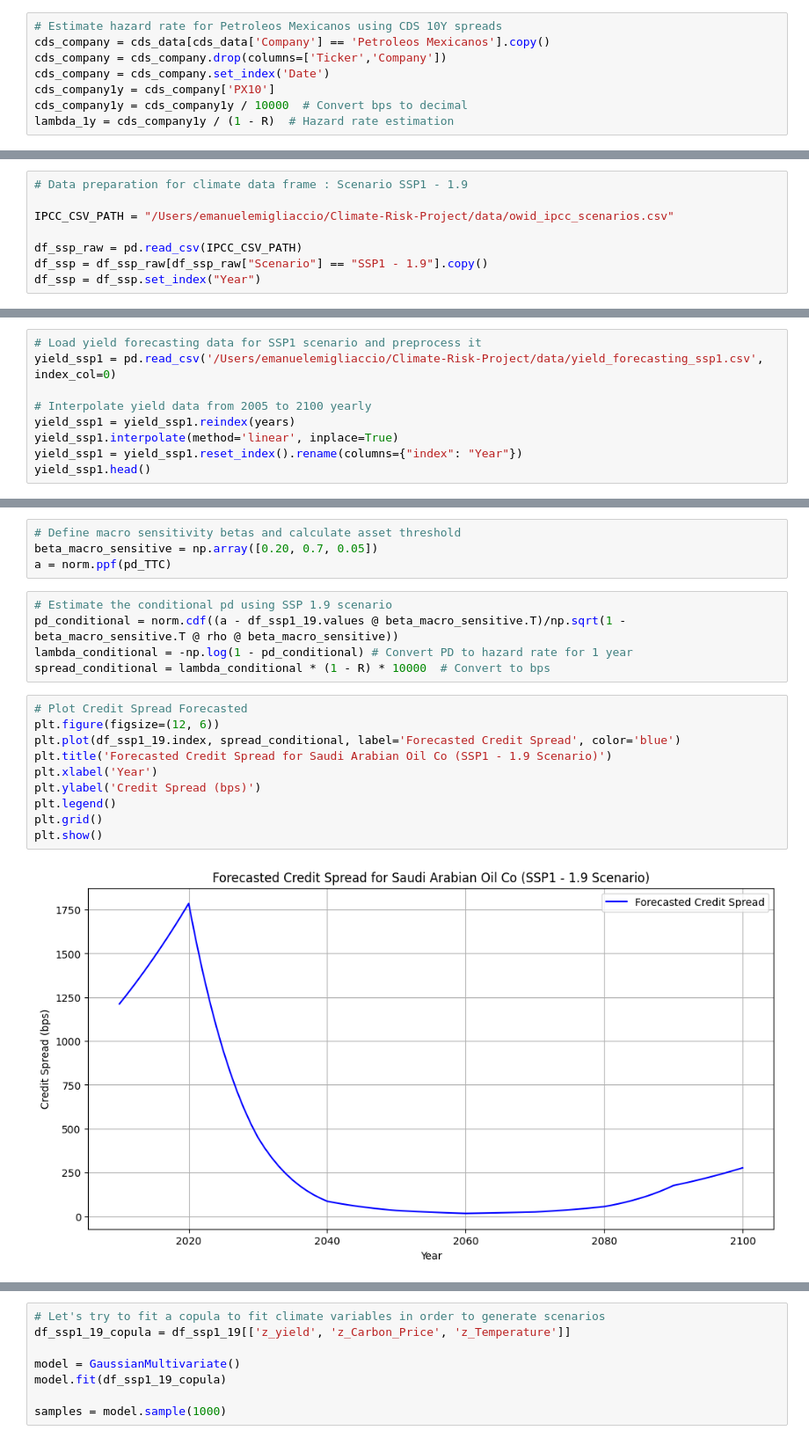
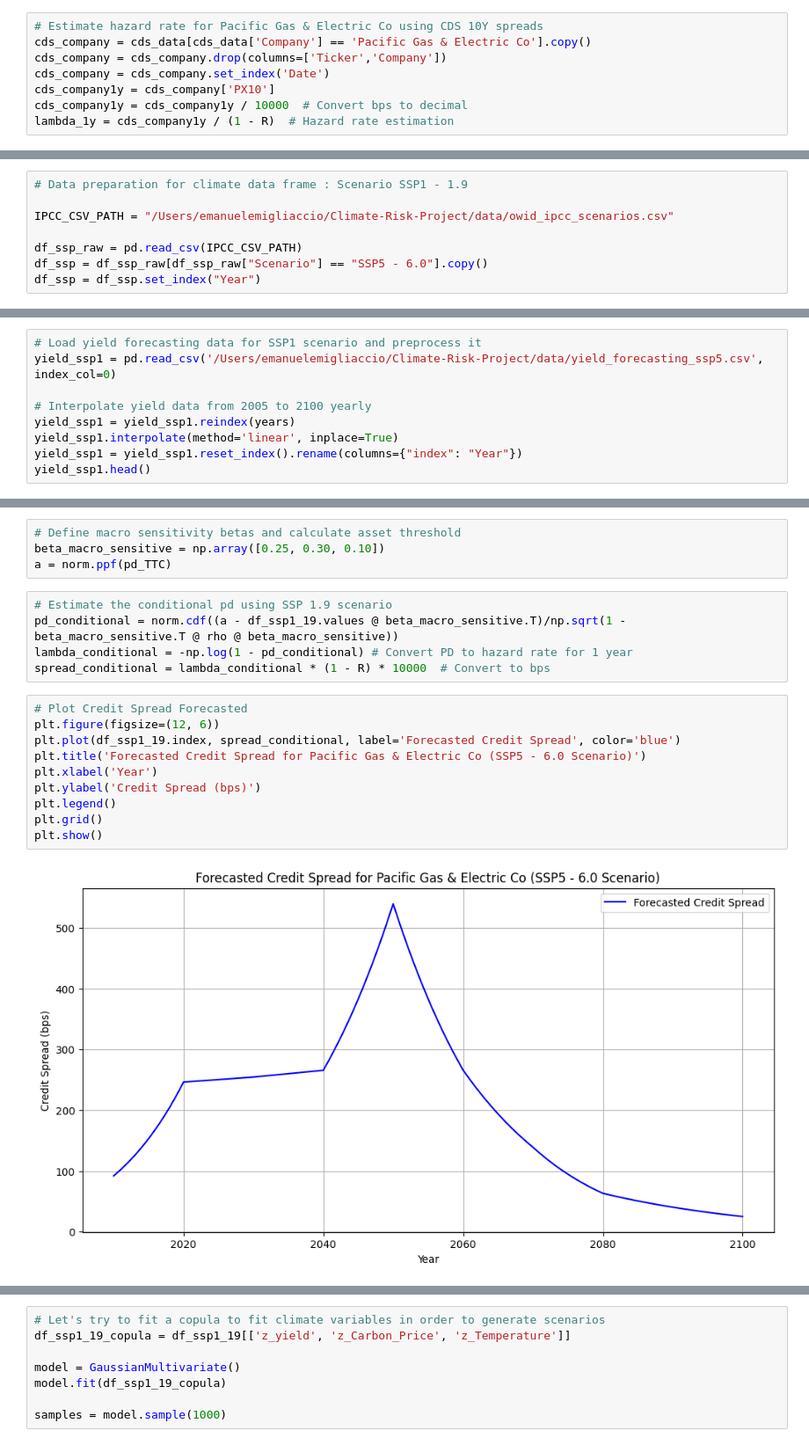
Before and after one commit to pancakes9798/Climate-Risk-Project, a Jupyter notebook: src/Credit_Spread_estimation.ipynb, the cells around one changed output, grey strips where cells are left out. Shown at 88% size. Drawn from its saved outputs; the diff is of its cells as text.

```diff
--- a/src/Credit_Spread_estimation.ipynb
+++ b/src/Credit_Spread_estimation.ipynb
@@ -43,6 +61,6 @@ See the caveats in the documentation: https://pandas.pydata.org/pandas-docs/stab
 # %%
-# Estimate hazard rate for Petroleos Mexicanos using CDS 10Y spreads
-cds_company = cds_data[cds_data['Company'] == 'Petroleos Mexicanos'].copy()
+# Estimate hazard rate for Pacific Gas & Electric Co using CDS 10Y spreads
+cds_company = cds_data[cds_data['Company'] == 'Pacific Gas & Electric Co'].copy()
 cds_company = cds_company.drop(columns=['Ticker','Company'])
 cds_company = cds_company.set_index('Date')
 cds_company1y = cds_company['PX10']
@@ -63,7 +81,7 @@ Through-The-Cycle 1-Year PD for Petroleos Mexicanos: 6.2965%
 IPCC_CSV_PATH = "/Users/emanuelemigliaccio/Climate-Risk-Project/data/owid_ipcc_scenarios.csv"
 
 df_ssp_raw = pd.read_csv(IPCC_CSV_PATH)
-df_ssp = df_ssp_raw[df_ssp_raw["Scenario"] == "SSP1 - 1.9"].copy()
+df_ssp = df_ssp_raw[df_ssp_raw["Scenario"] == "SSP5 - 6.0"].copy()
 df_ssp = df_ssp.set_index("Year")
 # %%
 # Interpolate climate data from 2005 to 2100 yearly
@@ -86,7 +104,7 @@ cols = ["Carbon price", "Temperature"]
 df_ssp1_19 = df_ssp[["Year"] + cols].copy()
 # %%
 # Load yield forecasting data for SSP1 scenario and preprocess it
-yield_ssp1 = pd.read_csv('/Users/emanuelemigliaccio/Climate-Risk-Project/data/yield_forecasting_ssp1.csv', index_col=0)
+yield_ssp1 = pd.read_csv('/Users/emanuelemigliaccio/Climate-Risk-Project/data/yield_forecasting_ssp5.csv', index_col=0)
 
 # Interpolate yield data from 2005 to 2100 yearly
 yield_ssp1 = yield_ssp1.reindex(years)
@@ -119,7 +137,7 @@ df_ssp1_19 = df_ssp1_19.dropna()
 rho = df_ssp1_19.corr()
 # %%
 # Define macro sensitivity betas and calculate asset threshold
-beta_macro_sensitive = np.array([0.20, 0.7, 0.05])
+beta_macro_sensitive = np.array([0.25, 0.30, 0.10])
 a = norm.ppf(pd_TTC)
 # %%
 # Estimate the conditional pd using SSP 1.9 scenario
@@ -129,15 +147,15 @@ spread_conditional = lambda_conditional * (1 - R) * 10000  # Convert to bps
 # %%
 # Plot Credit Spread Forecasted
 plt.figure(figsize=(12, 6))
 plt.plot(df_ssp1_19.index, spread_conditional, label='Forecasted Credit Spread', color='blue')
-plt.title('Forecasted Credit Spread for Saudi Arabian Oil Co (SSP1 - 1.9 Scenario)')
+plt.title('Forecasted Credit Spread for Pacific Gas & Electric Co (SSP5 - 6.0 Scenario)')
 plt.xlabel('Year')
 plt.ylabel('Credit Spread (bps)')
 plt.legend()
 plt.grid()
 plt.show()
 # %% [output]
-[figure, old version]
+[figure, new version]
 # %%
 # Add spread to yield curve
 df_ssp1_19['Credit Spread'] = spread_conditional
```
Also changed, not shown: parts of 14 cells of this notebook, 5 other files.
